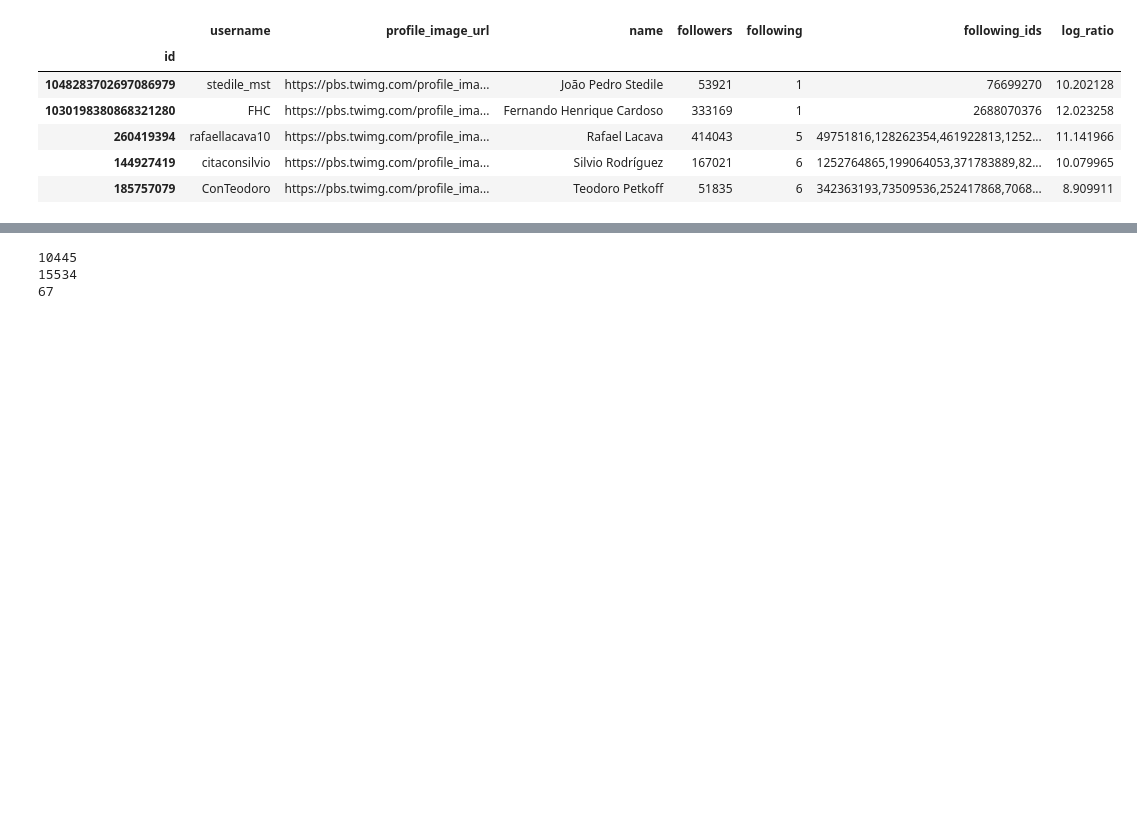
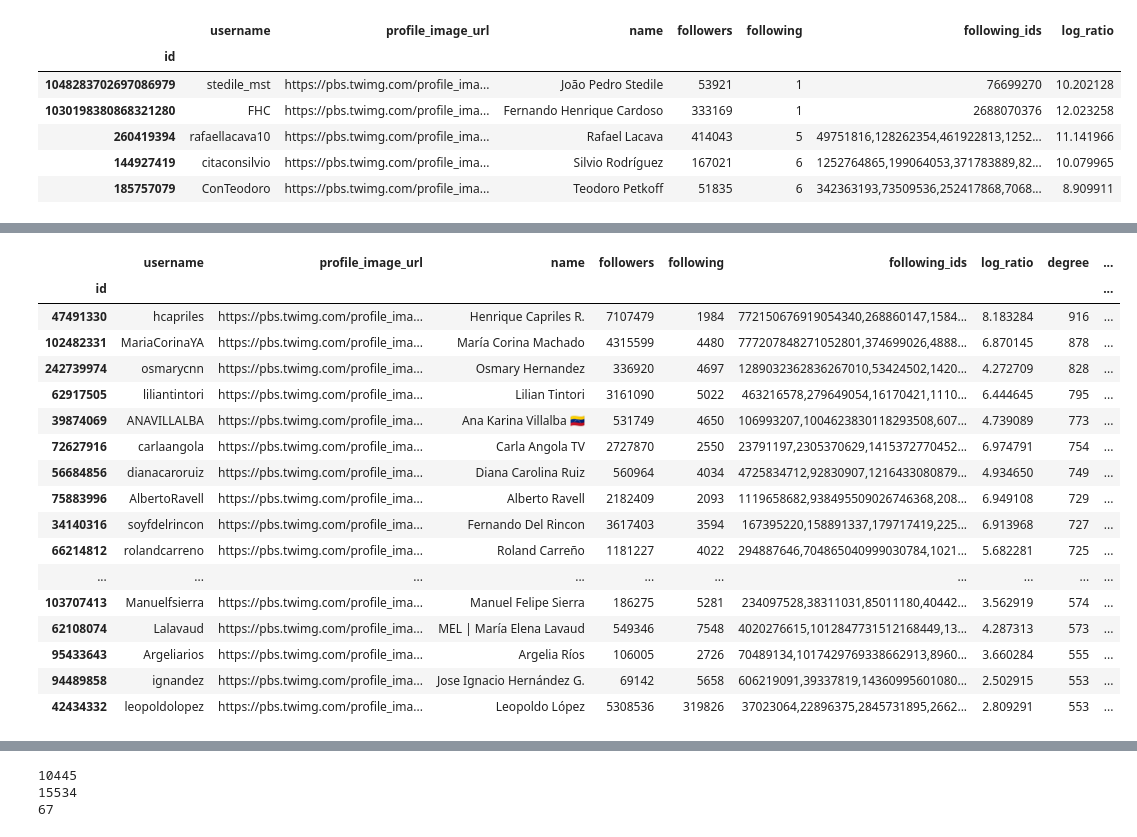
Before and after one commit to SaulOviedo/dialogo, a Jupyter notebook: analysis.ipynb, the cells around one changed output, grey strips where cells are left out. Saved outputs shown, nothing was run; the diff lists cells and outputs as text; code cells hidden in the pictures; blank space fills up the shorter version.

```diff
--- a/analysis.ipynb
+++ b/analysis.ipynb
@@ -123,0 +92,21 @@ df
+# %%
+df_wcentrality.sort_values('degree', ascending=False).head(50)
+# %% [output]
+|  | username | profile_image_url | name | followers | following | following_ids | log_ratio | degree | ... |
+| id |  |  |  |  |  |  |  |  | ... |
+| 47491330 | hcapriles | https://pbs.twimg.com/profile_ima... | Henrique Capriles R. | 7107479 | 1984 | 772150676919054340,268860147,1584... | 8.183284 | 916 | ... |
+| 102482331 | MariaCorinaYA | https://pbs.twimg.com/profile_ima... | María Corina Machado | 4315599 | 4480 | 777207848271052801,374699026,4888... | 6.870145 | 878 | ... |
+| 242739974 | osmarycnn | https://pbs.twimg.com/profile_ima... | Osmary Hernandez | 336920 | 4697 | 1289032362836267010,53424502,1420... | 4.272709 | 828 | ... |
+| 62917505 | liliantintori | https://pbs.twimg.com/profile_ima... | Lilian Tintori | 3161090 | 5022 | 463216578,279649054,16170421,1110... | 6.444645 | 795 | ... |
+| 39874069 | ANAVILLALBA | https://pbs.twimg.com/profile_ima... | Ana Karina Villalba 🇻🇪 | 531749 | 4650 | 106993207,1004623830118293508,607... | 4.739089 | 773 | ... |
+| 72627916 | carlaangola | https://pbs.twimg.com/profile_ima... | Carla Angola TV | 2727870 | 2550 | 23791197,2305370629,1415372770452... | 6.974791 | 754 | ... |
+| 56684856 | dianacaroruiz | https://pbs.twimg.com/profile_ima... | Diana Carolina Ruiz | 560964 | 4034 | 4725834712,92830907,1216433080879... | 4.934650 | 749 | ... |
+| 75883996 | AlbertoRavell | https://pbs.twimg.com/profile_ima... | Alberto Ravell | 2182409 | 2093 | 1119658682,938495509026746368,208... | 6.949108 | 729 | ... |
+| 34140316 | soyfdelrincon | https://pbs.twimg.com/profile_ima... | Fernando Del Rincon | 3617403 | 3594 | 167395220,158891337,179717419,225... | 6.913968 | 727 | ... |
+| 66214812 | rolandcarreno | https://pbs.twimg.com/profile_ima... | Roland Carreño | 1181227 | 4022 | 294887646,704865040999030784,1021... | 5.682281 | 725 | ... |
+| ... | ... | ... | ... | ... | ... | ... | ... | ... | ... |
+| 103707413 | Manuelfsierra | https://pbs.twimg.com/profile_ima... | Manuel Felipe Sierra | 186275 | 5281 | 234097528,38311031,85011180,40442... | 3.562919 | 574 | ... |
+| 62108074 | Lalavaud | https://pbs.twimg.com/profile_ima... | MEL | María Elena Lavaud | 549346 | 7548 | 4020276615,1012847731512168449,13... | 4.287313 | 573 | ... |
+| 95433643 | Argeliarios | https://pbs.twimg.com/profile_ima... | Argelia Ríos | 106005 | 2726 | 70489134,1017429769338662913,8960... | 3.660284 | 555 | ... |
+| 94489858 | ignandez | https://pbs.twimg.com/profile_ima... | Jose Ignacio Hernández G. | 69142 | 5658 | 606219091,39337819,14360995601080... | 2.502915 | 553 | ... |
+| 42434332 | leopoldolopez | https://pbs.twimg.com/profile_ima... | Leopoldo López | 5308536 | 319826 | 37023064,22896375,2845731895,2662... | 2.809291 | 553 | ... |
```
Also changed, not shown: parts of 18 cells of this notebook, 4 other files.
